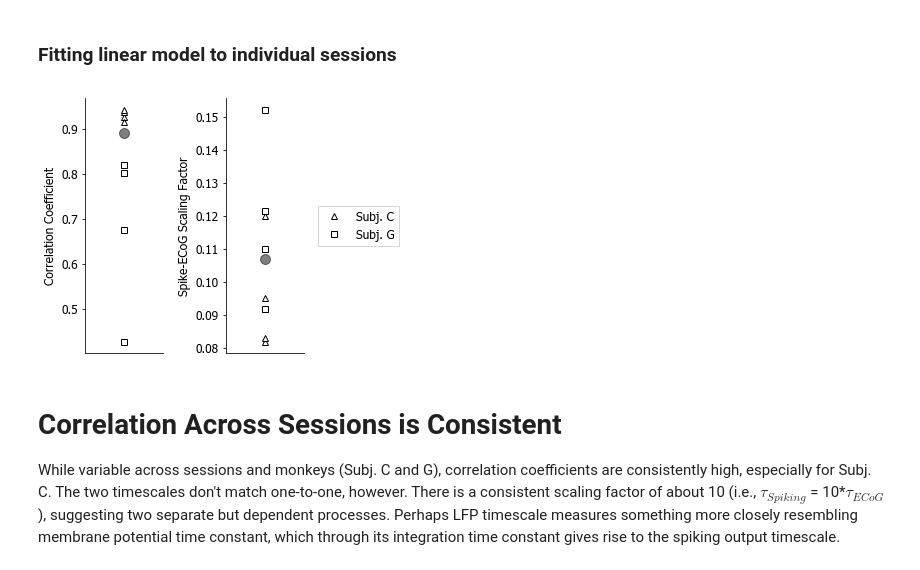
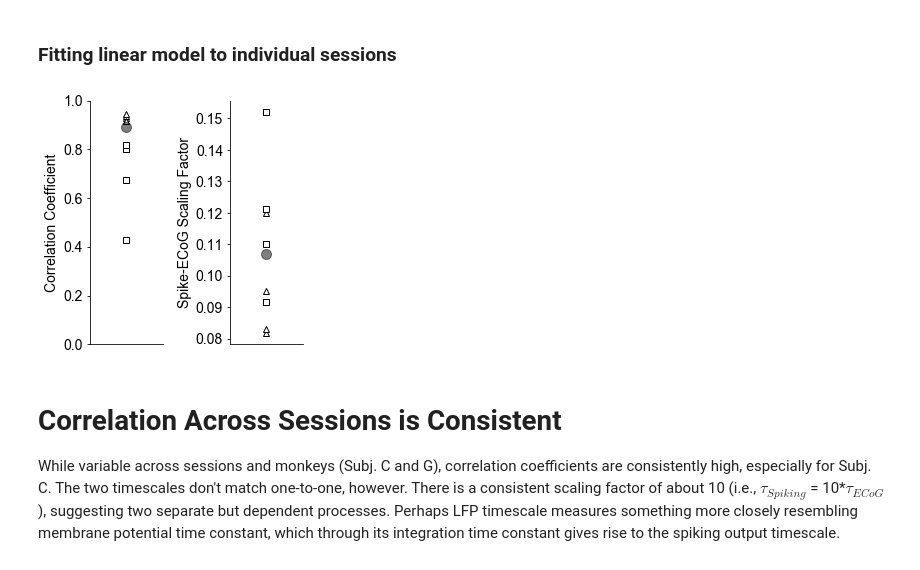
Before and after one commit to rdgao/field-echos, a Jupyter notebook: notebooks/viz_NeuroTycho-SU.ipynb, the cells around one changed output. Saved outputs shown, nothing was run; the diff lists cells and outputs as text; code cells hidden in the pictures.

```diff
--- a/notebooks/viz_NeuroTycho-SU.ipynb
+++ b/notebooks/viz_NeuroTycho-SU.ipynb
@@ -109,25 +109,26 @@ Across sessions, we find that single unit timescale correlates strongly with ECo
 # %%
 ecog_ts_mat = np.array([ecog_ts_avg[k] for k in cell_ts.keys()])
 cell_ts_mat = np.array([cell_ts_avg[k][0] for k in cell_ts.keys()])
 session_stats = np.array([stats.linregress(cell_ts_mat, ecog_ts_mat[:,i]) for i in range(ecog_ts_mat.shape[1])])
 
 plt.figure(figsize=(4,4))
 plt.subplot(1,2,1)
 for s_i, s in enumerate(sesh_mkrs): plt.plot(0, session_stats[s_i,2],mec='k', mfc='w', ms=6, marker=s)
 plt.plot(0, r,'ko', ms=10, alpha=0.5)
+plt.ylim([0,1])
 sns.despine(); plt.xticks([]); plt.ylabel('Correlation Coefficient')
 
 plt.subplot(1,2,2)
 for s_i, s in enumerate(sesh_mkrs): plt.plot(0, session_stats[s_i,0], mec='k', mfc='w', ms=6, marker=s)
 plt.plot(0, m,'ko', ms=10, alpha=0.5)
 sns.despine(); plt.xticks([]); plt.ylabel('Spike-ECoG Scaling Factor')
 
-lg = plt.legend(['Subj. C','Subj. G'], bbox_to_anchor= (2.3, 0.6), fancybox=False)
-for l in lg.legendHandles: l.set_linewidth(0)
+#lg = plt.legend(['Subj. C','Subj. G'], bbox_to_anchor= (1, 0.6), fancybox=False)
+#for l in lg.legendHandles: l.set_linewidth(0)
 plt.tight_layout();
 if save_plot: plt.savefig(fig_path%('NT_EcoGSpikeScaling_'+cond_query), bbox_inches='tight')
 # %% [output]
-[figure, old version]
+[figure, new version]
 # %% [markdown]
 # Correlation Across Sessions is Consistent
 While variable across sessions and monkeys (Subj. C and G), correlation coefficients are consistently high, especially for Subj. C. The two timescales don't match one-to-one, however. There is a consistent scaling factor of about 10 (i.e., $\tau_{Spiking}$ = 10\*$\tau_{ECoG}$ ), suggesting two separate but dependent processes. Perhaps LFP timescale measures something more closely resembling membrane potential time constant, which through its integration time constant gives rise to the spiking output timescale.
```
Also changed, not shown: 10 other files.
